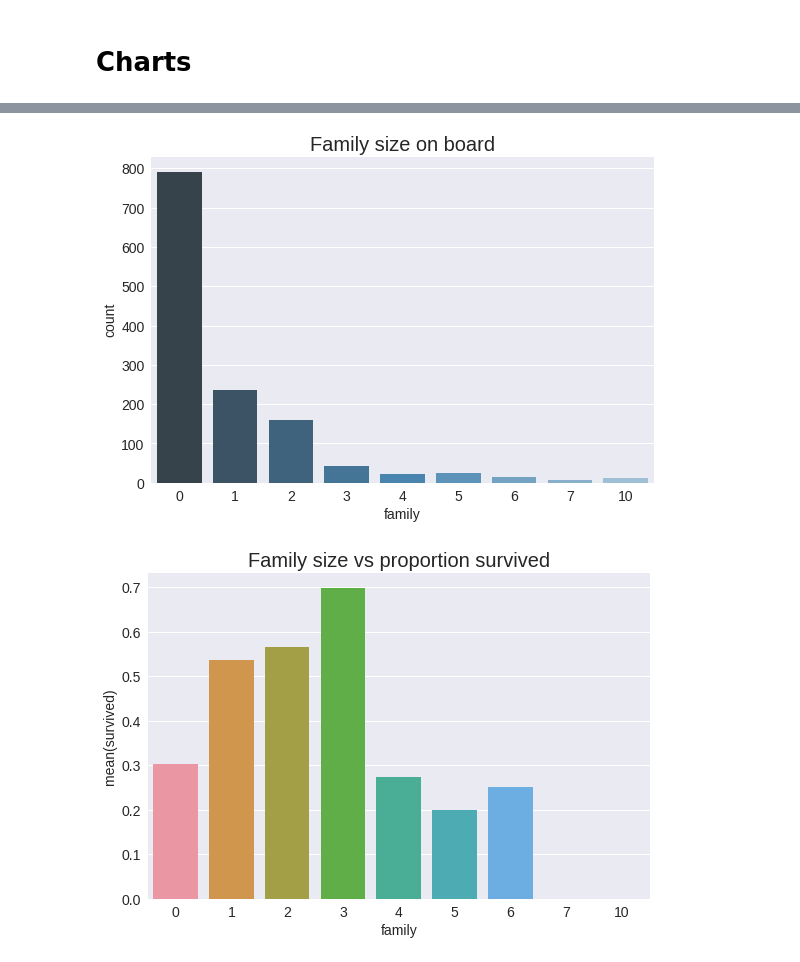
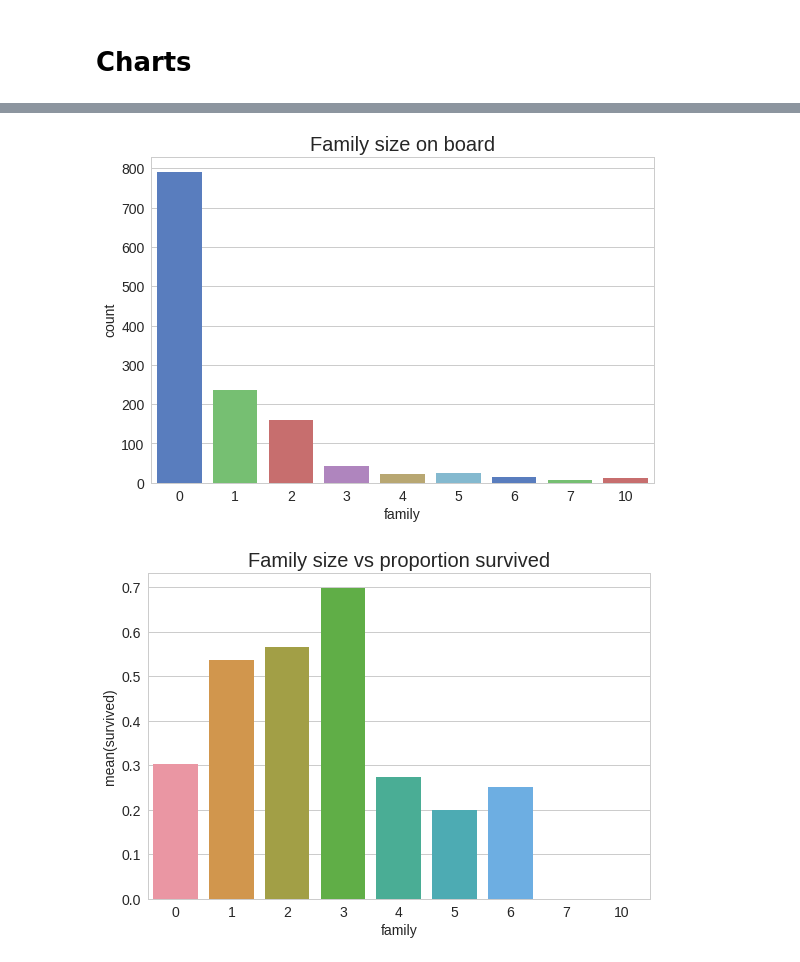
Before and after one commit to PrabhatCS/portfolio, a Jupyter notebook: eda_ml.ipynb, the cells around one changed output, grey strips where cells are left out. Saved outputs shown, nothing was run; the diff lists cells and outputs as text; code cells hidden in the pictures.

```diff
--- a/eda_ml.ipynb
+++ b/eda_ml.ipynb
@@ -134,4 +134,4 @@ def find_info(entry, number = True ):
 # %%
-cabin_number = cabin_split.apply(find_info, number = True)
-cabin_letter = cabin_split.apply(find_info, number = False)
-train['cabin_letter'] = (cabin_letter)
+cabin_number = train['cabin'].apply(find_info, number = True)
+cabin_letter = train['cabin'].apply(find_info, number = False)
+train['cabin_letter'] = cabin_letter
@@ -140,5 +138,5 @@ check = train['home.dest'].fillna('unknown')
 # %%
-def encode_column(column):
+def encode_column(column, fillna = False):
 
     le = LabelEncoder()
 
@@ -147,14 +145,18 @@ def encode_column(column):
     le.fit(column)
     column_le = le.transform(column)
 
-    # replace unknown with nan
-    column_le = column_le.astype('float')
-    idx = [i for i, value in enumerate(column) if column[i]=='unknown']
-    column_le[idx] = np.nan
+    if fillna == False:
+        # replace unknown with nan
+        column_le = column_le.astype('float')
+        idx = [i for i, value in enumerate(column) if column[i]=='unknown']
+        column_le[idx] = np.nan
 
     zip_obj = zip(list(column), column_le)
     return column_le, dict(zip_obj)
 # %%
-train['cabin_letter_le'] = encode_column(cabin_letter)[0]
+train['cabin_letter_le'] = encode_column(cabin_letter, fillna = True)[0]
 train['cabin_number'] = cabin_number
-train['home_dest_le'] = encode_column(train['home.dest'])[0]
+train['home_dest_le'] = encode_column(train['home.dest'], fillna = True)[0]
+train['embarked_le'] = encode_column(train['embarked'], fillna = True)[0]
+print(encode_column(train['sex'], fillna = True)[1])
+train['sex'] = encode_column(train['sex'], fillna = True)[0]
@@ -185,7 +198,7 @@ dtype: int64
 # %% [markdown]
 # Charts
 # %%
-sns.set_style("darkgrid")
+sns.set_style("whitegrid")
 
 plt.title("Age density")
 sns.distplot(train['age'].dropna())
@@ -229,10 +242,10 @@ plt.show()
 # %%
 #fig=plt.figure(figsize=(8, 5), dpi = 150, facecolor='w', edgecolor='k')
 plt.title("Family size on board")
-sns.countplot(train['family'].dropna(), palette='Blues_d')
+sns.countplot(train['family'].dropna(), palette='muted')
 plt.show()
 # %% [output]
-[figure, old version]
+[figure, new version]
 # %%
 sns.barplot(x = "family", y = "survived",
             data=train,
```
Also changed, not shown: parts of 41 cells of this notebook.
